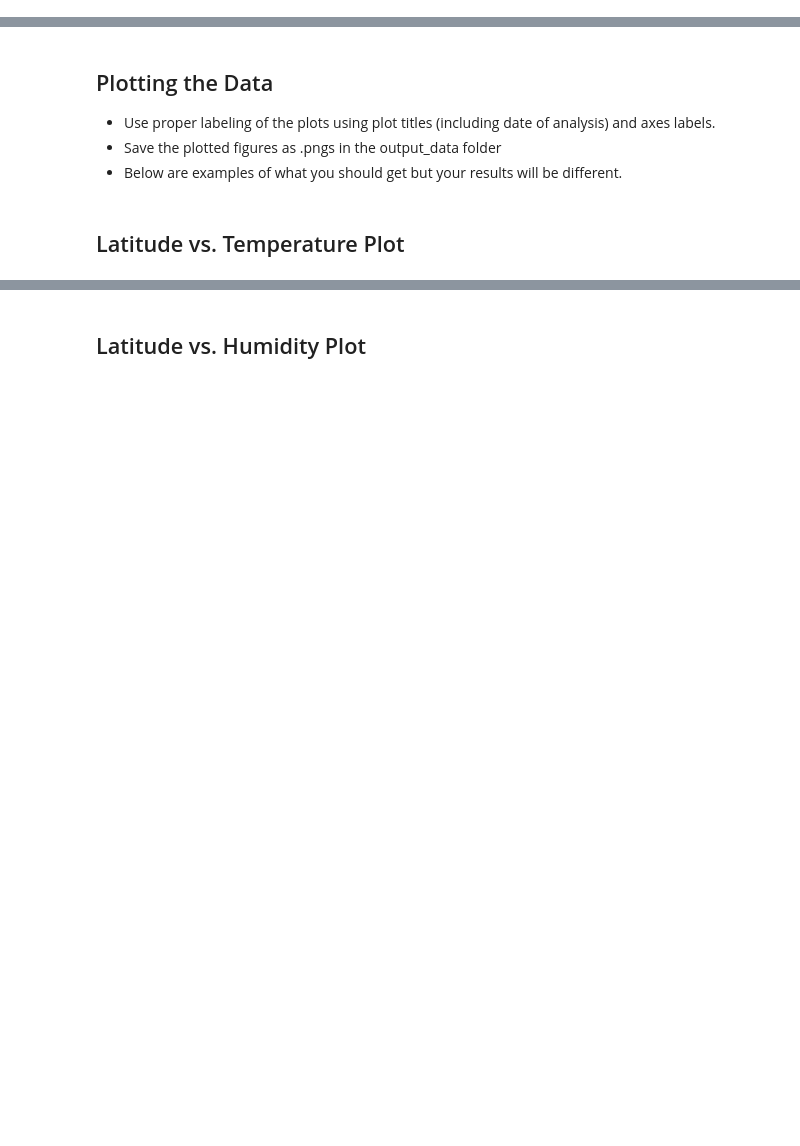
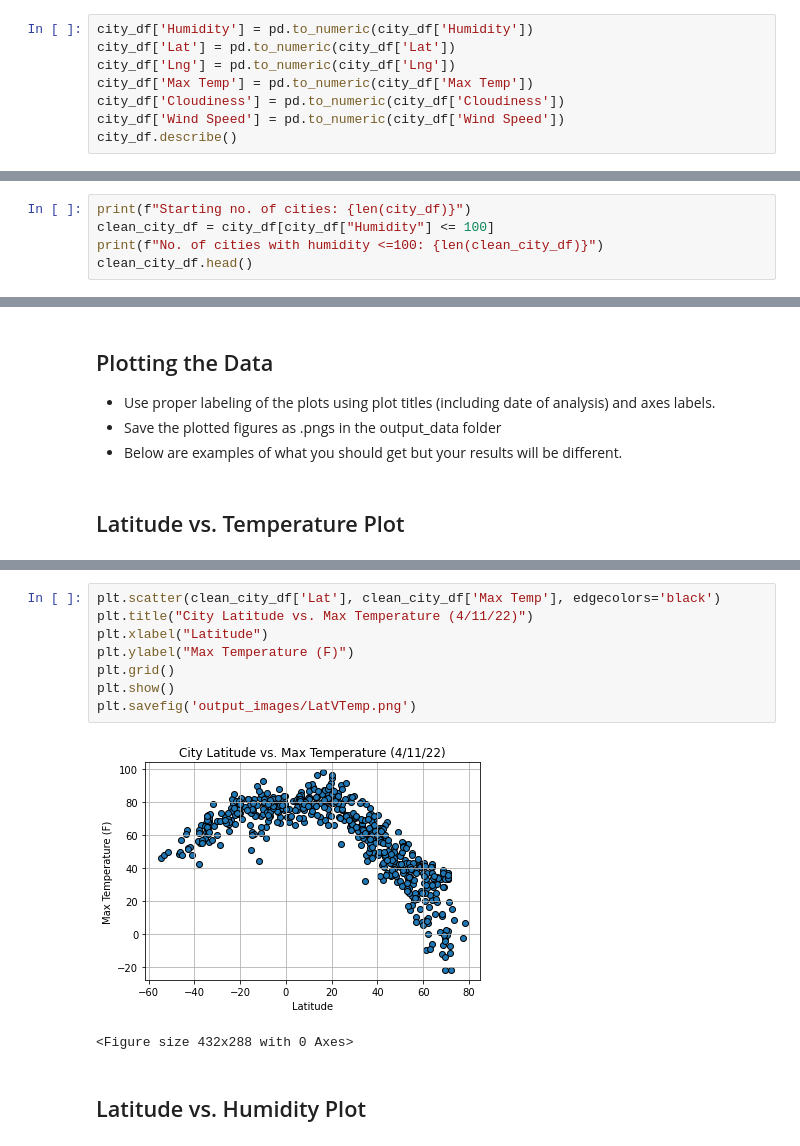
Before and after one commit to rhiana-schafer/python-api-challenge, a Jupyter notebook: WeatherPy/WeatherPy.ipynb, the cells around one changed output, grey strips where cells are left out. Drawn from its saved outputs; the diff is of its cells as text; blank space fills up the shorter version.

Commit message:
completed WeatherPy, except for plot/finding explanations

```diff
--- a/WeatherPy/WeatherPy.ipynb
+++ b/WeatherPy/WeatherPy.ipynb
@@ -141,0 +131,8 @@ city_df.head()
+# %%
+city_df['Humidity'] = pd.to_numeric(city_df['Humidity'])
+city_df['Lat'] = pd.to_numeric(city_df['Lat'])
+city_df['Lng'] = pd.to_numeric(city_df['Lng'])
+city_df['Max Temp'] = pd.to_numeric(city_df['Max Temp'])
+city_df['Cloudiness'] = pd.to_numeric(city_df['Cloudiness'])
+city_df['Wind Speed'] = pd.to_numeric(city_df['Wind Speed'])
+city_df.describe()
@@ -170,0 +153,5 @@ Int64Index([], dtype='int64')
+# %%
+print(f"Starting no. of cities: {len(city_df)}")
+clean_city_df = city_df[city_df["Humidity"] <= 100]
+print(f"No. of cities with humidity <=100: {len(clean_city_df)}")
+clean_city_df.head()
@@ -181,2 +174,13 @@ Int64Index([], dtype='int64')
+# %%
+plt.scatter(clean_city_df['Lat'], clean_city_df['Max Temp'], edgecolors='black')
+plt.title("City Latitude vs. Max Temperature (4/11/22)")
+plt.xlabel("Latitude")
+plt.ylabel("Max Temperature (F)")
+plt.grid()
+plt.show()
+plt.savefig('output_images/LatVTemp.png')
+# %% [output]
+[figure, added]
+<Figure size 432x288 with 0 Axes>
 # %% [markdown]
 ## Latitude vs. Humidity Plot
```
Also changed, not shown: parts of 35 cells of this notebook, 13 other files.
